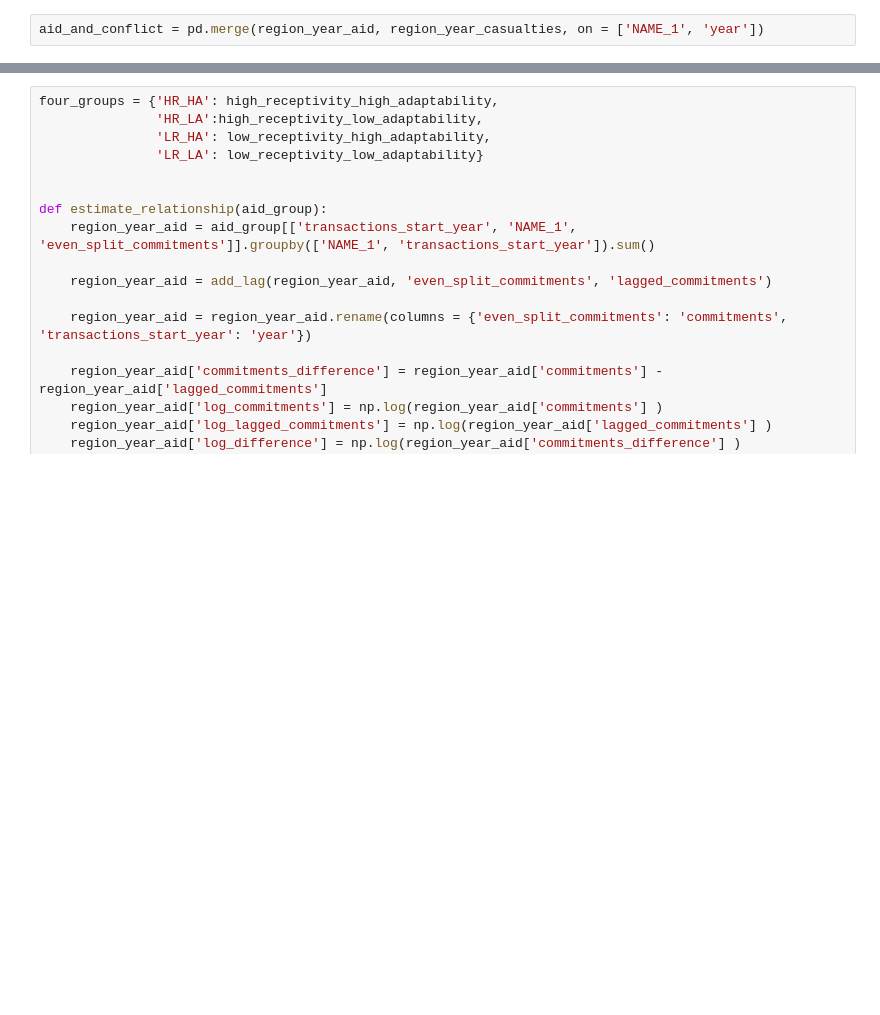
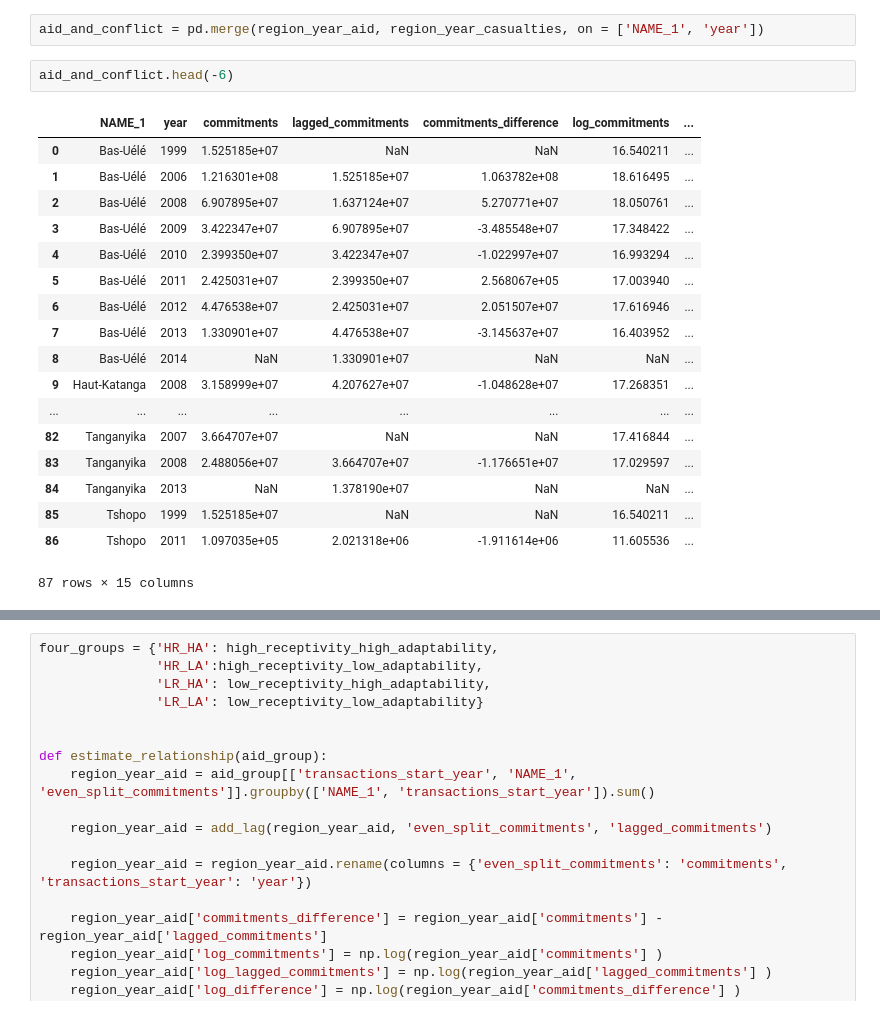
Before and after one commit to ytolochko/Diploma, a Jupyter notebook: Exploratory_geopds.ipynb, the cells around one changed output, grey strips where cells are left out. Cells and saved outputs as stored; diff of their text form; blank space fills up the shorter version.

```diff
--- a/Exploratory_geopds.ipynb
+++ b/Exploratory_geopds.ipynb
@@ -274,6 +275,27 @@ region_year_casualties['casulaties_standardized'] = (region_year_casualties['bes
 region_year_casualties['lagged_casualties_standardized'] = (region_year_casualties['lagged_casualties'] - np.mean(region_year_casualties['lagged_casualties'])) / np.var(region_year_casualties['lagged_casualties'])
 # %%
 aid_and_conflict = pd.merge(region_year_aid, region_year_casualties, on = ['NAME_1', 'year'])
+# %%
+aid_and_conflict.head(-6)
+# %% [output]
+|  | NAME_1 | year | commitments | lagged_commitments | commitments_difference | log_commitments | ... |
+| 0 | Bas-Uélé | 1999 | 1.525185e+07 | NaN | NaN | 16.540211 | ... |
+| 1 | Bas-Uélé | 2006 | 1.216301e+08 | 1.525185e+07 | 1.063782e+08 | 18.616495 | ... |
+| 2 | Bas-Uélé | 2008 | 6.907895e+07 | 1.637124e+07 | 5.270771e+07 | 18.050761 | ... |
+| 3 | Bas-Uélé | 2009 | 3.422347e+07 | 6.907895e+07 | -3.485548e+07 | 17.348422 | ... |
+| 4 | Bas-Uélé | 2010 | 2.399350e+07 | 3.422347e+07 | -1.022997e+07 | 16.993294 | ... |
+| 5 | Bas-Uélé | 2011 | 2.425031e+07 | 2.399350e+07 | 2.568067e+05 | 17.003940 | ... |
+| 6 | Bas-Uélé | 2012 | 4.476538e+07 | 2.425031e+07 | 2.051507e+07 | 17.616946 | ... |
+| 7 | Bas-Uélé | 2013 | 1.330901e+07 | 4.476538e+07 | -3.145637e+07 | 16.403952 | ... |
+| 8 | Bas-Uélé | 2014 | NaN | 1.330901e+07 | NaN | NaN | ... |
+| 9 | Haut-Katanga | 2008 | 3.158999e+07 | 4.207627e+07 | -1.048628e+07 | 17.268351 | ... |
+| ... | ... | ... | ... | ... | ... | ... | ... |
+| 82 | Tanganyika | 2007 | 3.664707e+07 | NaN | NaN | 17.416844 | ... |
+| 83 | Tanganyika | 2008 | 2.488056e+07 | 3.664707e+07 | -1.176651e+07 | 17.029597 | ... |
+| 84 | Tanganyika | 2013 | NaN | 1.378190e+07 | NaN | NaN | ... |
+| 85 | Tshopo | 1999 | 1.525185e+07 | NaN | NaN | 16.540211 | ... |
+| 86 | Tshopo | 2011 | 1.097035e+05 | 2.021318e+06 | -1.911614e+06 | 11.605536 | ... |
+87 rows × 15 columns
 # %%
 result = sm.ols(formula = 'casulaties_standardized ~ lagged_casualties_standardized + log_lagged_commitments', data = aid_and_conflict).fit()
 result.summary()
```
Also changed, not shown: parts of 11 cells of this notebook, 6 other files.
